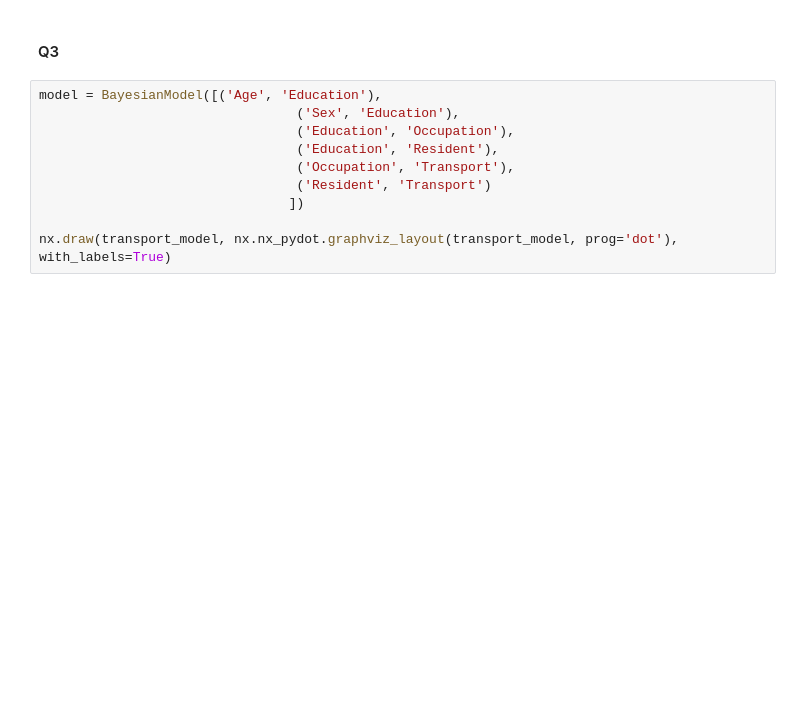
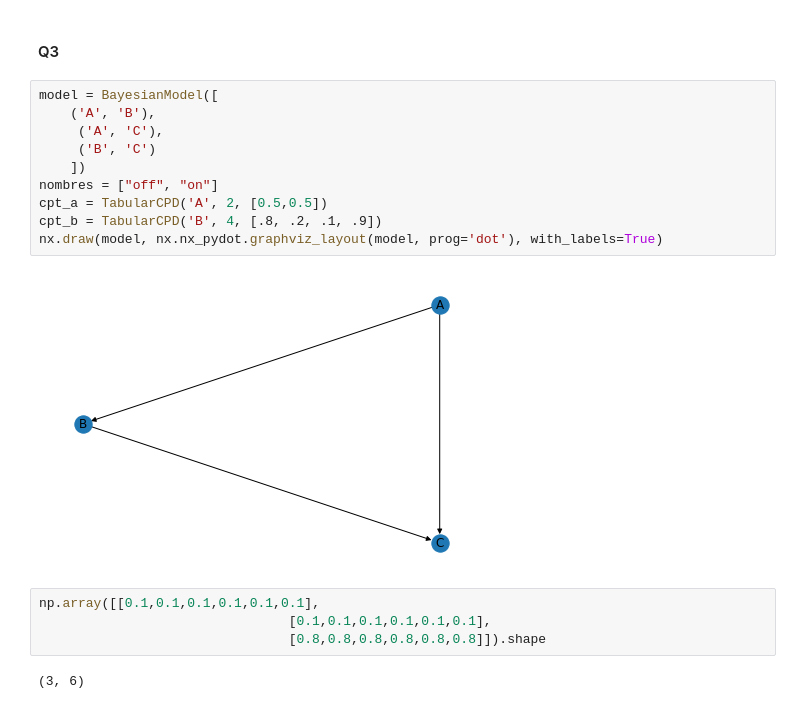
Before and after one commit to wwymak/causalML, a Jupyter notebook: HW/hw2_release/hw2_solutions_wwymak.ipynb, the cells around one changed output. Cells and saved outputs as stored; diff of their text form; blank space fills up the shorter version.

```diff
--- a/HW/hw2_release/hw2_solutions_wwymak.ipynb
+++ b/HW/hw2_release/hw2_solutions_wwymak.ipynb
@@ -94,13 +94,21 @@ for start in self.nodes():
 (Occupation _|_ Resident, Sex, Age | Education) means occupations is independent of sex, age, and whehter the person lives in a big city if we know his/her education level
 # %% [markdown]
 #### Q3
-# %%
-model = BayesianModel([('Age', 'Education'),
-                                 ('Sex', 'Education'),
-                                 ('Education', 'Occupation'),
-                                 ('Education', 'Resident'),
-                                 ('Occupation', 'Transport'),
-                                 ('Resident', 'Transport')
-                                ])
-
-nx.draw(transport_model, nx.nx_pydot.graphviz_layout(transport_model, prog='dot'), with_labels=True)
+# %%
+model = BayesianModel([
+    ('A', 'B'),
+     ('A', 'C'),
+     ('B', 'C')
+    ])
+nombres = ["off", "on"]
+cpt_a = TabularCPD('A', 2, [0.5,0.5])
+cpt_b = TabularCPD('B', 4, [.8, .2, .1, .9])
+nx.draw(model, nx.nx_pydot.graphviz_layout(model, prog='dot'), with_labels=True)
+# %% [output]
+[figure, added]
+# %%
+np.array([[0.1,0.1,0.1,0.1,0.1,0.1],
+                                [0.1,0.1,0.1,0.1,0.1,0.1],
+                                [0.8,0.8,0.8,0.8,0.8,0.8]]).shape
+# %% [output]
+(3, 6)
```
Also changed, not shown: parts of 3 cells of this notebook, 6 other files.
